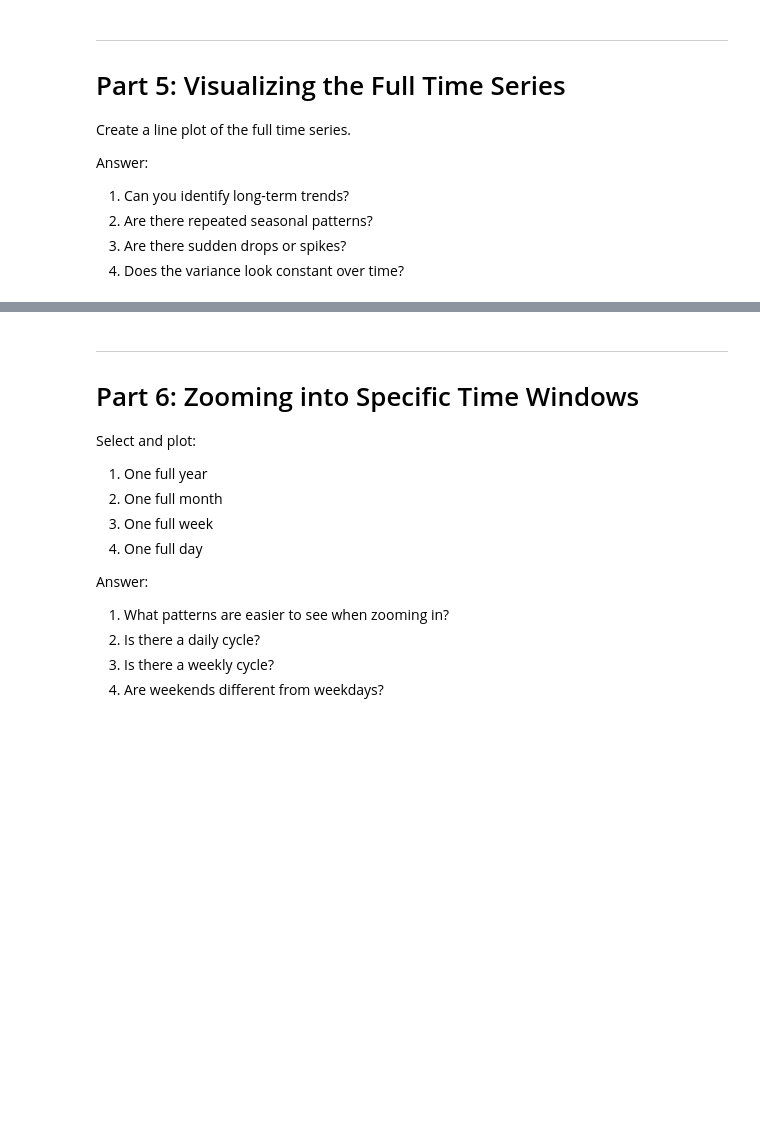
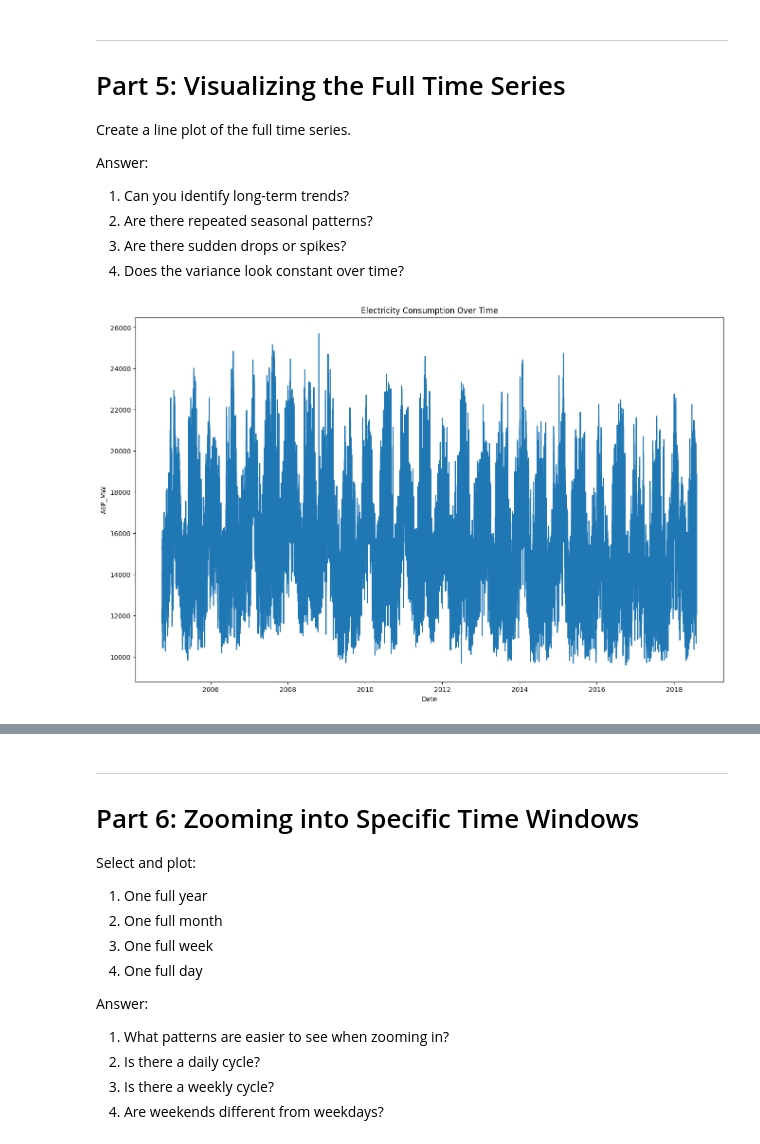
Before and after one commit to Etaiwi/time-series-analysis, a Jupyter notebook: Homework 1/01_time_series_eda_homework.ipynb, the cells around one changed output, grey strips where cells are left out. Saved outputs shown, nothing was run; the diff lists cells and outputs as text; code cells hidden in the pictures; blank space fills up the shorter version.

```diff
--- a/Homework 1/01_time_series_eda_homework.ipynb
+++ b/Homework 1/01_time_series_eda_homework.ipynb
@@ -185,6 +372,15 @@ Answer:
 2. Are there repeated seasonal patterns?
 3. Are there sudden drops or spikes?
 4. Does the variance look constant over time?
+# %%
+plt.figure(figsize=(16, 10))
+plt.plot(df.index, df['AEP_MW'])
+plt.title('Electricity Consumption Over Time')
+plt.xlabel('Date')
+plt.ylabel('AEP_MW')
+plt.show()
+# %% [output]
+[figure, added]
 # %% [markdown]
 Write your interpretation here:
 
```
Also changed, not shown: parts of 26 cells of this notebook.
